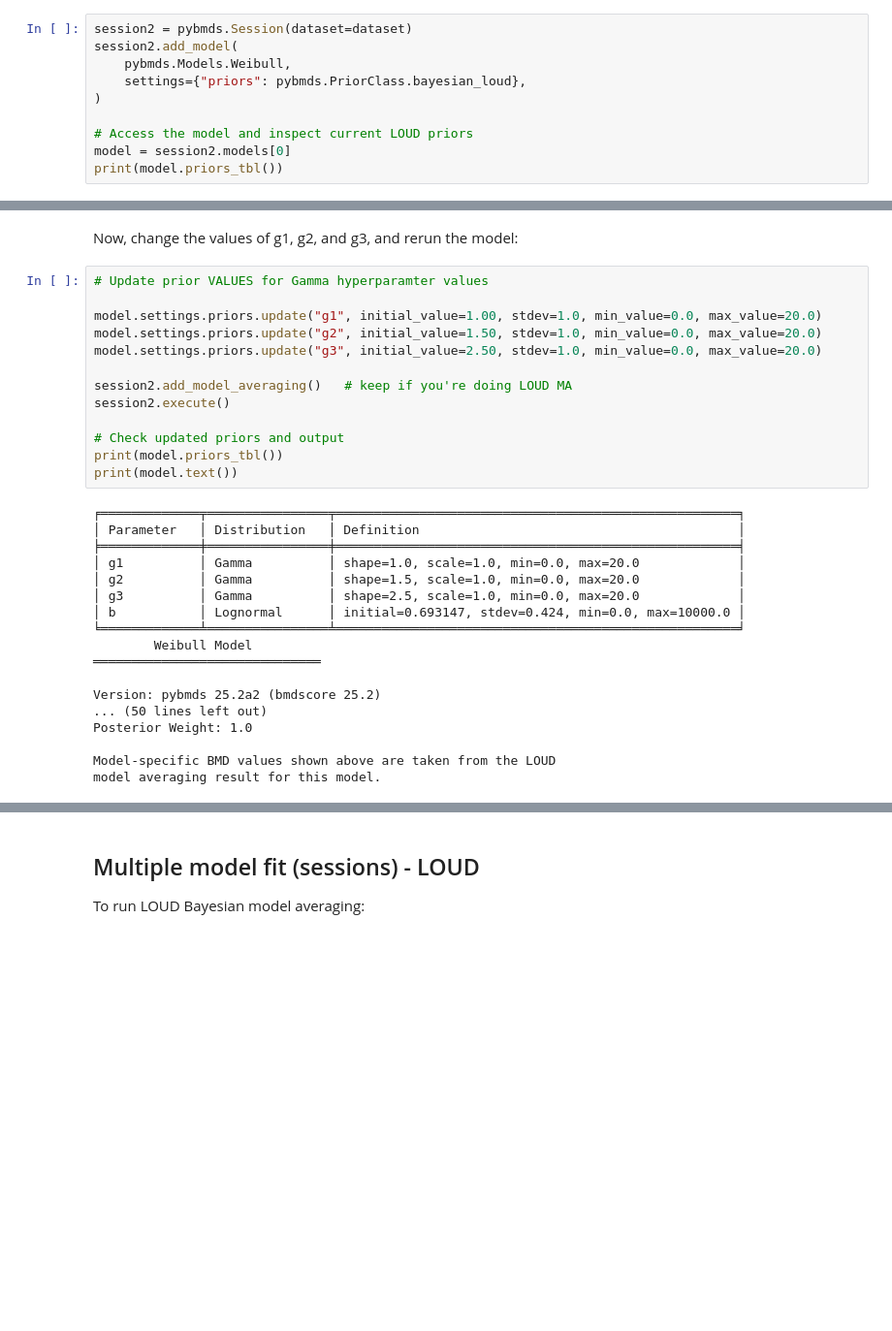
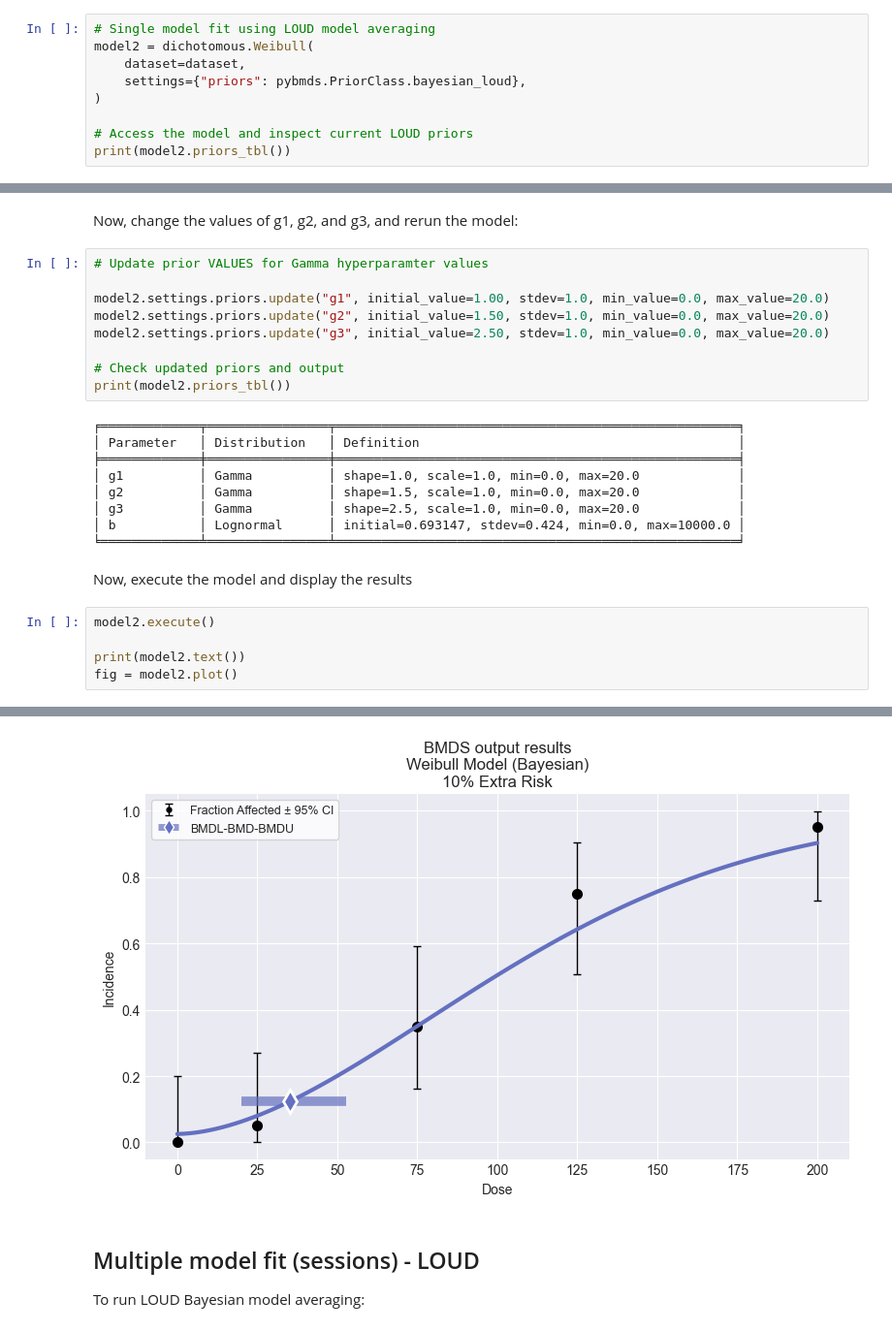
Before and after one commit to USEPA/BMDS, a Jupyter notebook: docs/source/recipes/dichotomous_ma.ipynb, the cells around one changed output, grey strips where cells are left out. Shown at 97% size. Saved outputs shown, nothing was run; the diff lists cells and outputs as text; blank space fills up the shorter version.

Commit message:
revisions to LOUD recipes

```diff
--- a/docs/source/recipes/dichotomous_ma.ipynb
+++ b/docs/source/recipes/dichotomous_ma.ipynb
@@ -91,15 +62,14 @@ for group in figs["parameter_groups"]:
 # %% [markdown]
 You can modify the gamma hyperparameter values used to define p0 and p1.  First print out the parameter prior table to investigate the default values:
 # %%
-session2 = pybmds.Session(dataset=dataset)
-session2.add_model(
-    pybmds.Models.Weibull,
+# Single model fit using LOUD model averaging
+model2 = dichotomous.Weibull(
+    dataset=dataset,
     settings={"priors": pybmds.PriorClass.bayesian_loud},
 )
 
 # Access the model and inspect current LOUD priors
-model = session2.models[0]
-print(model.priors_tbl())
+print(model2.priors_tbl())
 # %% [output]
 ╒═════════════╤════════════════╤═════════════════════════════════════════════════════╕
 │ Parameter   │ Distribution   │ Definition                                          │
@@ -114,16 +84,12 @@ Now, change the values of g1, g2, and g3, and rerun the model:
 # %%
 # Update prior VALUES for Gamma hyperparamter values
 
-model.settings.priors.update("g1", initial_value=1.00, stdev=1.0, min_value=0.0, max_value=20.0)
-model.settings.priors.update("g2", initial_value=1.50, stdev=1.0, min_value=0.0, max_value=20.0)
-model.settings.priors.update("g3", initial_value=2.50, stdev=1.0, min_value=0.0, max_value=20.0)
-
-session2.add_model_averaging()   # keep if you're doing LOUD MA
-session2.execute()
+model2.settings.priors.update("g1", initial_value=1.00, stdev=1.0, min_value=0.0, max_value=20.0)
+model2.settings.priors.update("g2", initial_value=1.50, stdev=1.0, min_value=0.0, max_value=20.0)
+model2.settings.priors.update("g3", initial_value=2.50, stdev=1.0, min_value=0.0, max_value=20.0)
 
 # Check updated priors and output
-print(model.priors_tbl())
-print(model.text())
+print(model2.priors_tbl())
 # %% [output]
 ╒═════════════╤════════════════╤═════════════════════════════════════════════════════╕
 │ Parameter   │ Distribution   │ Definition                                          │
@@ -133,12 +99,11 @@ print(model.text())
 │ g3          │ Gamma          │ shape=2.5, scale=1.0, min=0.0, max=20.0             │
 │ b           │ Lognormal      │ initial=0.693147, stdev=0.424, min=0.0, max=10000.0 │
 ╘═════════════╧════════════════╧═════════════════════════════════════════════════════╛
-        Weibull Model
-══════════════════════════════
-
-Version: pybmds 25.2a2 (bmdscore 25.2)
-... (50 lines left out)
-Posterior Weight: 1.0
-
-Model-specific BMD values shown above are taken from the LOUD
-model averaging result for this model.
+# %% [markdown]
+Now, execute the model and display the results
+# %%
+model2.execute()
+
+print(model2.text())
+fig = model2.plot()
+# %% [output]
@@ -145,3 +127,4 @@ model averaging result for this model.
+[figure, added]
 # %% [markdown]
 ## Multiple model fit (sessions) - LOUD
 
```
Also changed, not shown: parts of 10 cells of this notebook, 2 other files.
